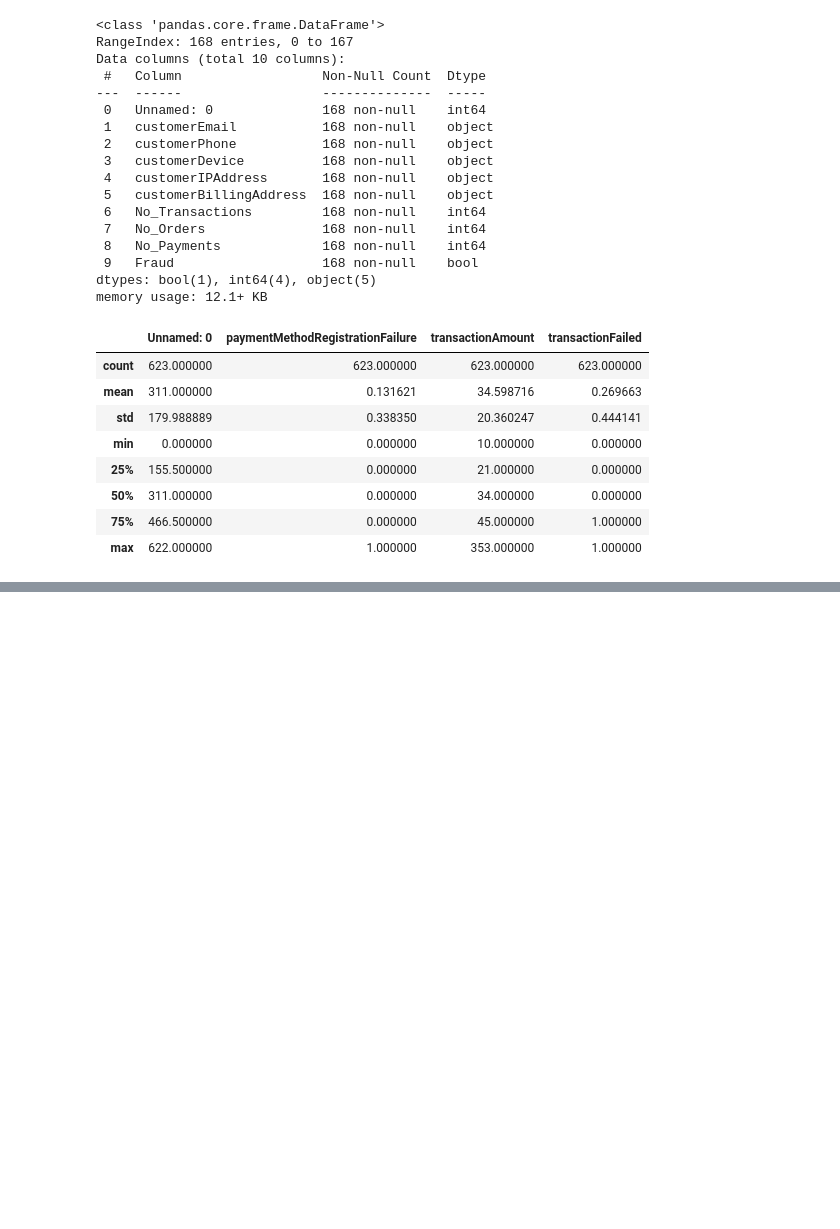
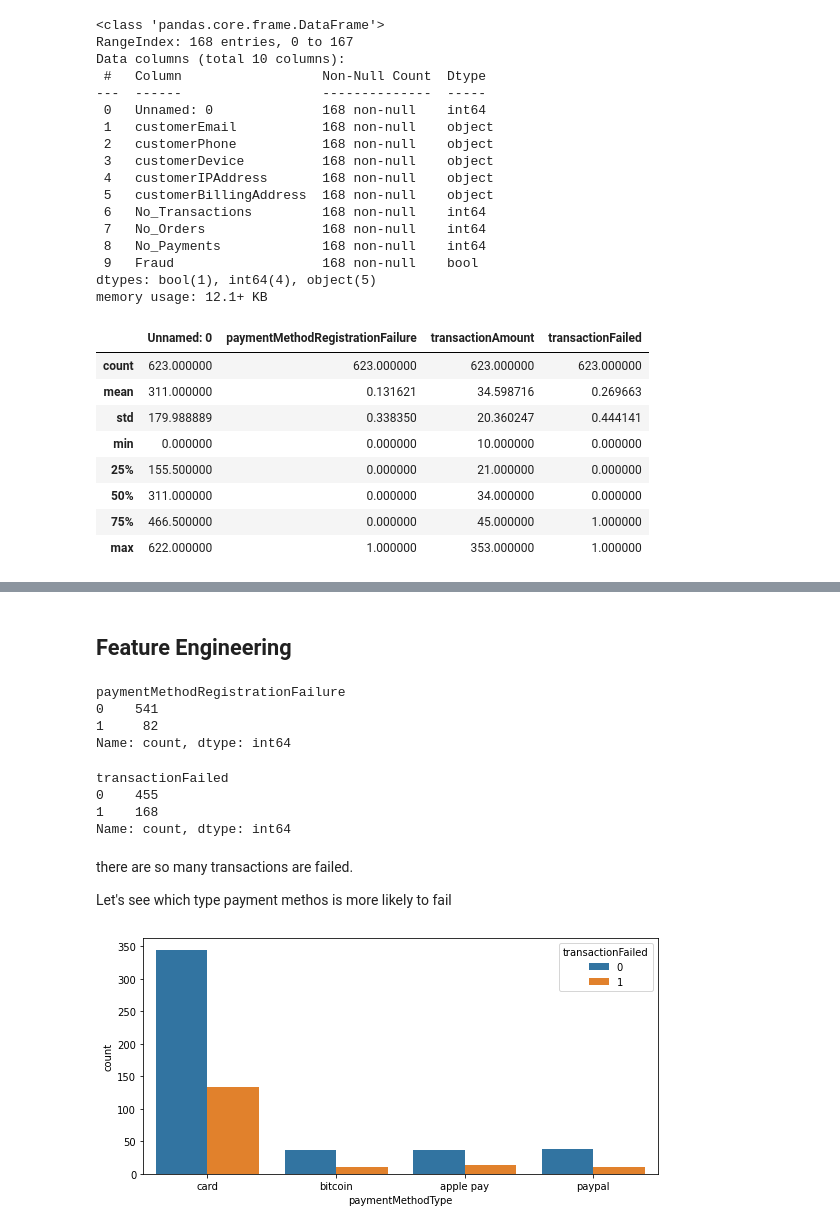
Before and after one commit to Ramya-korupolu/Ecommerce-fraud-detection, a Jupyter notebook: Detection Model.ipynb, the cells around one changed output, grey strips where cells are left out. Drawn from its saved outputs; the diff is of its cells as text; code cells hidden in the pictures; blank space fills up the shorter version.

Commit message:
Add files via upload
Done with Exploratory data Analysis

```diff
--- a/Detection Model.ipynb
+++ b/Detection Model.ipynb
@@ -76,0 +170,20 @@ tran_details.describe()
+# %% [markdown]
+## Feature Engineering
+# %%
+tran_details['paymentMethodRegistrationFailure'].value_counts()
+# %% [output]
+paymentMethodRegistrationFailure
+0    541
+1     82
+Name: count, dtype: int64
+# %%
+tran_details['transactionFailed'].value_counts()
+# %% [output]
+transactionFailed
+0    455
+1    168
+Name: count, dtype: int64
+# %% [markdown]
+there are so many transactions are failed.
+
+Let's see which type payment methos is more likely to fail
@@ -76,0 +192,6 @@ tran_details.describe()
+# %%
+plt.figure(figsize=(8,4))
+sns.countplot(x = 'paymentMethodType', hue = 'transactionFailed', data = tran_details)
+plt.tight_layout()
+# %% [output]
+[figure, added]
```
Also changed, not shown: parts of 22 cells of this notebook.
